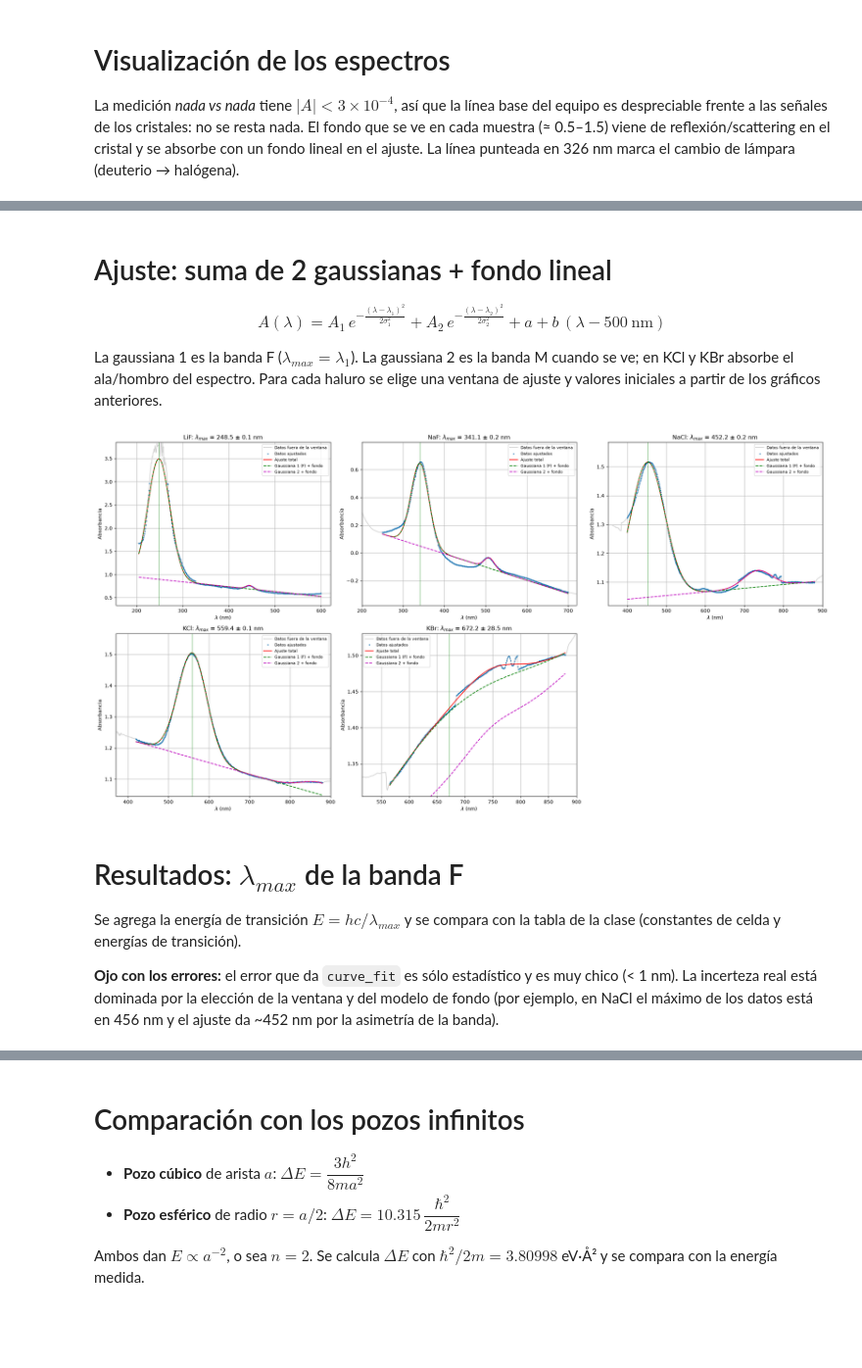
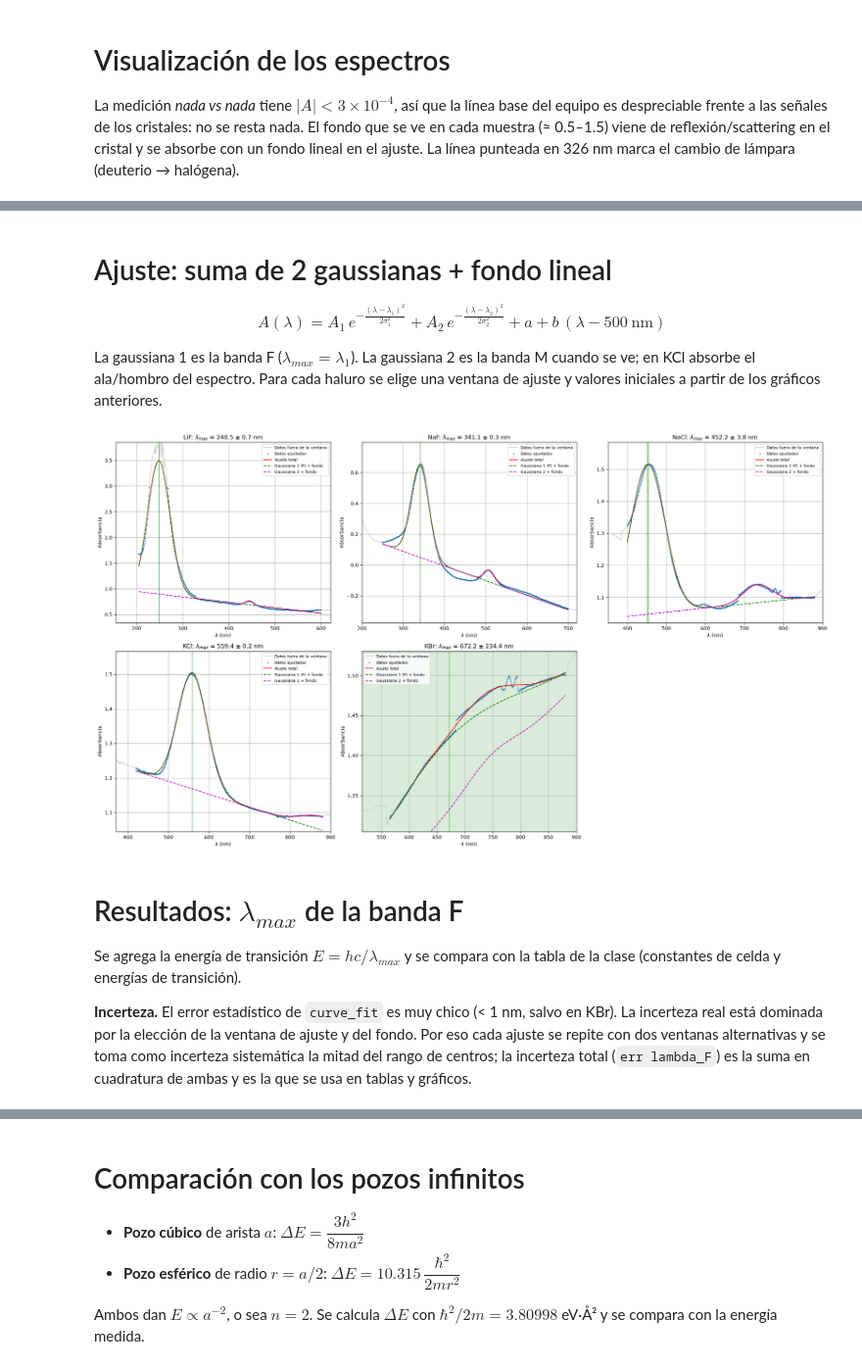
Before and after one commit to Lekkito/data-analysis-physics, a Jupyter notebook: cyanine-spectroscopy/centros_F/centros-F-analysis.ipynb, the cells around one changed output, grey strips where cells are left out. Shown at 98% size. Drawn from its saved outputs; the diff is of its cells as text; code cells hidden in the pictures; blank space fills up the shorter version.

```diff
--- a/cyanine-spectroscopy/centros_F/centros-F-analysis.ipynb
+++ b/cyanine-spectroscopy/centros_F/centros-F-analysis.ipynb
@@ -47,7 +48,7 @@ La medición *nada vs nada* tiene $|A| < 3\times10^{-4}$, así que la línea bas
 El fondo que se ve en cada muestra (≈ 0.5–1.5) viene de reflexión/scattering en el cristal y se absorbe con un fondo lineal en el ajuste.
 La línea punteada en 326 nm marca el cambio de lámpara (deuterio → halógena).
 # %%
-fig, axs = plt.subplots(2, 4, figsize=(22, 9))
+fig, axs = plt.subplots(2, 5, figsize=(26, 9))
 
 for ax, (nombre, df) in zip(axs.flat, espectros.items()):
     ax.plot(df["lambda"], df["A"], label=nombre)
@@ -57,6 +58,7 @@ for ax, (nombre, df) in zip(axs.flat, espectros.items()):
     ax.set_title(nombre)
     ax.grid(True)
 
+axs.flat[len(espectros)].axis("off")
 axs.flat[-1].plot(nada["lambda"], nada["A"], color="gray")
 axs.flat[-1].set_title("nada vs nada (línea base)")
 axs.flat[-1].set_xlabel(r"$\lambda$ (nm)")
@@ -80,7 +113,7 @@ Observaciones:
 
 $$A(\lambda) = A_1\, e^{-\frac{(\lambda-\lambda_1)^2}{2\sigma_1^2}} + A_2\, e^{-\frac{(\lambda-\lambda_2)^2}{2\sigma_2^2}} + a + b\,(\lambda-500\ \text{nm})$$
 
-La gaussiana 1 es la banda F ($\lambda_{max} = \lambda_1$). La gaussiana 2 es la banda M cuando se ve; en KCl y KBr absorbe el ala/hombro del espectro.
+La gaussiana 1 es la banda F ($\lambda_{max} = \lambda_1$). La gaussiana 2 es la banda M cuando se ve; en KCl absorbe el ala/hombro del espectro.
 Para cada haluro se elige una ventana de ajuste y valores iniciales a partir de los gráficos anteriores.
 # %%
 def doble_gaussiana(x, amplitud_1, centro_1, sigma_1, amplitud_2, centro_2, sigma_2, fondo, pendiente):
@@ -88,74 +121,98 @@ def doble_gaussiana(x, amplitud_1, centro_1, sigma_1, amplitud_2, centro_2, sigm
     gaussiana_2 = amplitud_2 * np.exp(-((x - centro_2) ** 2) / (2 * sigma_2**2))
     return gaussiana_1 + gaussiana_2 + fondo + pendiente * (x - 500)
 
-# haluro: (archivo, ventana en nm, parámetros iniciales, A máxima confiable o None)
+# haluro: (archivo, ventana en nm, parámetros iniciales, A máxima confiable o None). Un espectro por haluro.
 config_ajuste = {
-    "LiF":  ("G4_FLi_amarillo", (205, 600), [3.5, 250, 20, 0.1, 445, 20, 0.7, 0.0], 3.0),
+    "LiF":  ("G4_FLi_amarillo", (205, 600), [3.5, 250, 20, 0.1, 445, 20, 0.7, 0.0], 3.0),   # el máximo satura: se excluyen los puntos con A > 3
     "NaF":  ("G4_FNa",          (250, 700), [0.6, 342, 25, 0.1, 505, 20, 0.0, -0.001], None),
     "NaCl": ("G4_NaCl",         (400, 880), [0.4, 456, 30, 0.05, 725, 40, 1.1, 0.0], None),
     "KCl":  ("G4_ClK",          (420, 880), [0.3, 557, 35, 0.02, 800, 40, 1.1, 0.0], None),
-    "KBr":  ("G4_KBr",          (565, 880), [0.1, 650, 60, 0.01, 780, 20, 1.4, 0.0], None),
+    "KBr":  ("G4_KBr",          (565, 880), [0.1, 650, 60, 0.01, 780, 20, 1.4, 0.0], None),   # sin banda F clara: incerteza grande
 }
+
+# Ventanas alternativas: miden cuánto se mueve el centro al cambiar la ventana (incerteza sistemática)
+ventanas_alt = {
+    "LiF":  [(210, 520), (205, 340)],
+    "NaF":  [(260, 600), (240, 800)],
+    "NaCl": [(420, 800), (380, 900)],
+    "KCl":  [(450, 800), (400, 900)],
+    "KBr":  [(580, 880), (540, 880)],
+}
 # %%
-resultados = {}
-
-fig, axs = plt.subplots(2, 3, figsize=(21, 11))
-
-for ax, (haluro, (archivo, (l_min, l_max), p0, A_sat)) in zip(axs.flat, config_ajuste.items()):
+def ajustar_F(archivo, ventana, p0, A_sat):
     df = espectros[archivo]
+    l_min, l_max = ventana
     mascara = (df["lambda"] >= l_min) & (df["lambda"] <= l_max)
     if A_sat is not None:
         mascara &= df["A"] < A_sat
     x = df.loc[mascara, "lambda"].to_numpy()
     y = df.loc[mascara, "A"].to_numpy()
-
     # Centros y anchos acotados a valores razonables
     limites_inf = [0, l_min - 200, 2, 0, l_min - 200, 2, -np.inf, -np.inf]
-    limites_sup = [np.inf, l_max + 100, 300, np.inf, l_max + 100, 300, np.inf, np.inf]
-
+    limites_sup = [np.inf, max(l_max + 100, 700), 300, np.inf, max(l_max + 100, 700), 300, np.inf, np.inf]
     popt, pcov = curve_fit(doble_gaussiana, x, y, p0=p0, bounds=(limites_inf, limites_sup), maxfev=50000)
     perr = np.sqrt(np.diag(pcov))
-    residuos = y - doble_gaussiana(x, *popt)
-    R2 = 1 - np.sum(residuos**2) / np.sum((y - y.mean()) ** 2)
+    R2 = 1 - np.sum((y - doble_gaussiana(x, *popt)) ** 2) / np.sum((y - y.mean()) ** 2)
+    return popt, perr, R2, x, y
 
+resultados = {}
+ajustes_principales = {}
+
+for haluro, (archivo, ventana, p0, A_sat) in config_ajuste.items():
+    popt, perr, R2, x, y = ajustar_F(archivo, ventana, p0, A_sat)
+    centros = [popt[1]]
+    for v in ventanas_alt[haluro]:
+        centros.append(ajustar_F(archivo, v, p0, A_sat)[0][1])
+    sist = (max(centros) - min(centros)) / 2          # incerteza sistemática por la elección de la ventana
     resultados[haluro] = {
         "archivo": archivo,
         "lambda_F (nm)": popt[1],
-        "err lambda_F (nm)": perr[1],
+        "err ajuste (nm)": perr[1],
+        "sist. ventana (nm)": sist,
+        "err lambda_F (nm)": np.sqrt(perr[1] ** 2 + sist ** 2),
         "sigma_F (nm)": popt[2],
         "lambda_2 (nm)": popt[4],
         "err lambda_2 (nm)": perr[4],
         "R2": R2,
     }
+    ajustes_principales[haluro] = (archivo, ventana, popt, perr, x, y, resultados[haluro]["err lambda_F (nm)"])
 
+n_col = 3
+n_fil = int(np.ceil(len(ajustes_principales) / n_col))
+fig, axs = plt.subplots(n_fil, n_col, figsize=(7 * n_col, 6 * n_fil), squeeze=False)
+
+for ax, (haluro, (archivo, (l_min, l_max), popt, perr, x, y, err_tot)) in zip(axs.flat, ajustes_principales.items()):
+    df = espectros[archivo]
     x_fino = np.linspace(l_min, l_max, 2000)
     fondo = popt[6] + popt[7] * (x_fino - 500)
     ax.plot(df["lambda"], df["A"], color="lightgray", label="Datos fuera de la ventana")
     ax.plot(x, y, ".", markersize=3, label="Datos ajustados")
     ax.plot(x_fino, doble_gaussiana(x_fino, *popt), "r-", label="Ajuste total")
     ax.plot(x_fino, fondo + popt[0] * np.exp(-((x_fino - popt[1]) ** 2) / (2 * popt[2] ** 2)), "g--", label="Gaussiana 1 (F) + fondo")
     ax.plot(x_fino, fondo + popt[3] * np.exp(-((x_fino - popt[4]) ** 2) / (2 * popt[5] ** 2)), "m--", label="Gaussiana 2 + fondo")
     ax.axvline(popt[1], color="green", alpha=0.4)
+    ax.axvspan(popt[1] - err_tot, popt[1] + err_tot, color="green", alpha=0.15)
     ax.set_xlim(l_min - 50, l_max + 20)
     y_tope = max(y.max(), doble_gaussiana(x_fino, *popt).max())
     ax.set_ylim(y.min() - 0.1 * np.ptp(y), y_tope + 0.15 * np.ptp(y))
     ax.set_xlabel(r"$\lambda$ (nm)")
     ax.set_ylabel("Absorbancia")
-    ax.set_title(rf"{haluro}: $\lambda_{{max}}$ = {popt[1]:.1f} ± {perr[1]:.1f} nm")
+    ax.set_title(rf"{haluro}: $\lambda_{{max}}$ = {popt[1]:.1f} ± {err_tot:.1f} nm")
     ax.legend(fontsize=8)
     ax.grid(True)
 
-axs.flat[-1].axis("off")
+for ax in list(axs.flat)[len(ajustes_principales):]:
+    ax.axis("off")
 plt.tight_layout()
 plt.show()
 # %% [output]
-[figure, old version]
+[figure, new version]
 # %% [markdown]
 # Resultados: $\lambda_{max}$ de la banda F
 
 Se agrega la energía de transición $E = hc/\lambda_{max}$ y se compara con la tabla de la clase (constantes de celda y energías de transición).
 
-**Ojo con los errores:** el error que da `curve_fit` es sólo estadístico y es muy chico (< 1 nm). La incerteza real está dominada por la elección de la ventana y del modelo de fondo (por ejemplo, en NaCl el máximo de los datos está en 456 nm y el ajuste da ~452 nm por la asimetría de la banda).
+**Incerteza.** El error estadístico de `curve_fit` es muy chico (< 1 nm, salvo en KBr). La incerteza real está dominada por la elección de la ventana de ajuste y del fondo. Por eso cada ajuste se repite con dos ventanas alternativas y se toma como incerteza sistemática la mitad del rango de centros; la incerteza total (`err lambda_F`) es la suma en cuadratura de ambas y es la que se usa en tablas y gráficos.
 # %%
 hc = 1239.84193  # eV·nm
 
```
Also changed, not shown: parts of 42 cells of this notebook, 20 other files.
